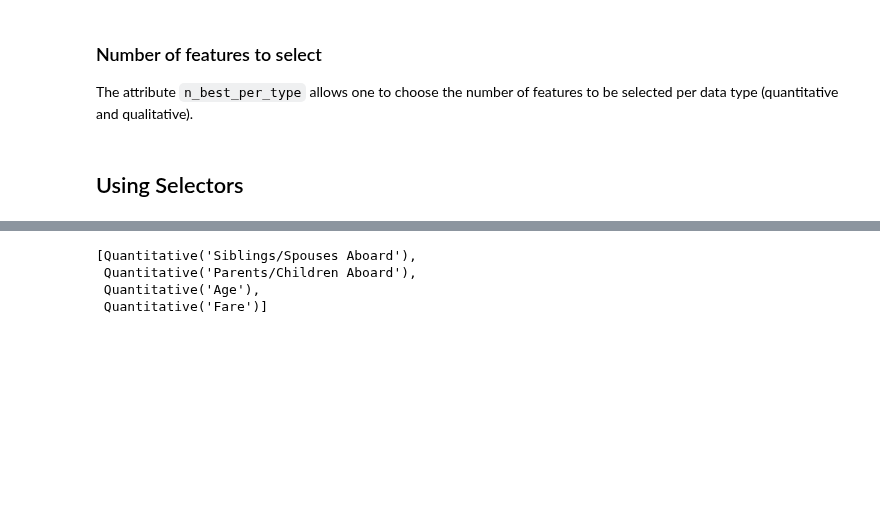
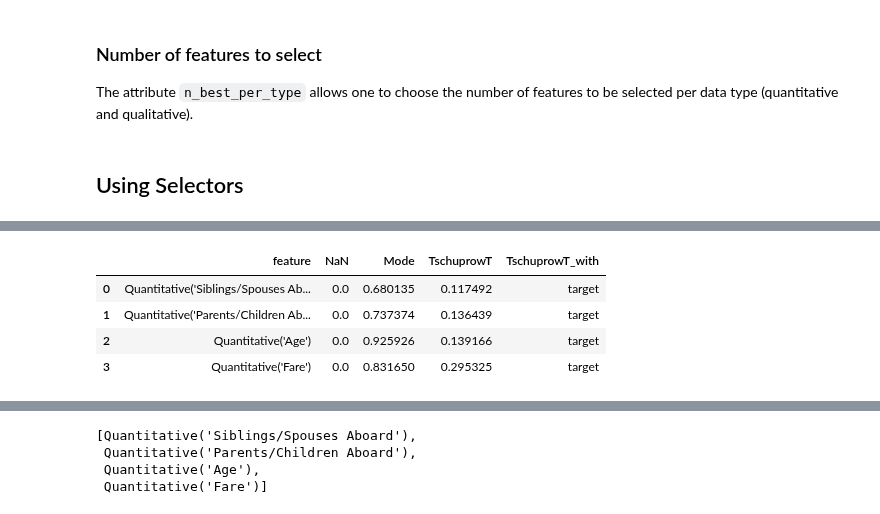
Before and after one commit to mdefrance/AutoCarver, a Jupyter notebook: docs/source/examples/Carvers/BinaryClassification/binary_classification_example.ipynb, the cells around one changed output, grey strips where cells are left out. Drawn from its saved outputs; the diff is of its cells as text; code cells hidden in the pictures; blank space fills up the shorter version.

```diff
--- a/docs/source/examples/Carvers/BinaryClassification/binary_classification_example.ipynb
+++ b/docs/source/examples/Carvers/BinaryClassification/binary_classification_example.ipynb
@@ -385,0 +469,8 @@ best_features = feature_selector.select(train_set_processed, train_set_processed
+# %%
+pd.DataFrame(measures)
+# %% [output]
+|  | feature | NaN | Mode | TschuprowT | TschuprowT_with |
+| 0 | Quantitative('Siblings/Spouses Ab... | 0.0 | 0.680135 | 0.117492 | target |
+| 1 | Quantitative('Parents/Children Ab... | 0.0 | 0.737374 | 0.136439 | target |
+| 2 | Quantitative('Age') | 0.0 | 0.925926 | 0.139166 | target |
+| 3 | Quantitative('Fare') | 0.0 | 0.831650 | 0.295325 | target |
```
Also changed, not shown: parts of 9 cells of this notebook, 7 other files.
